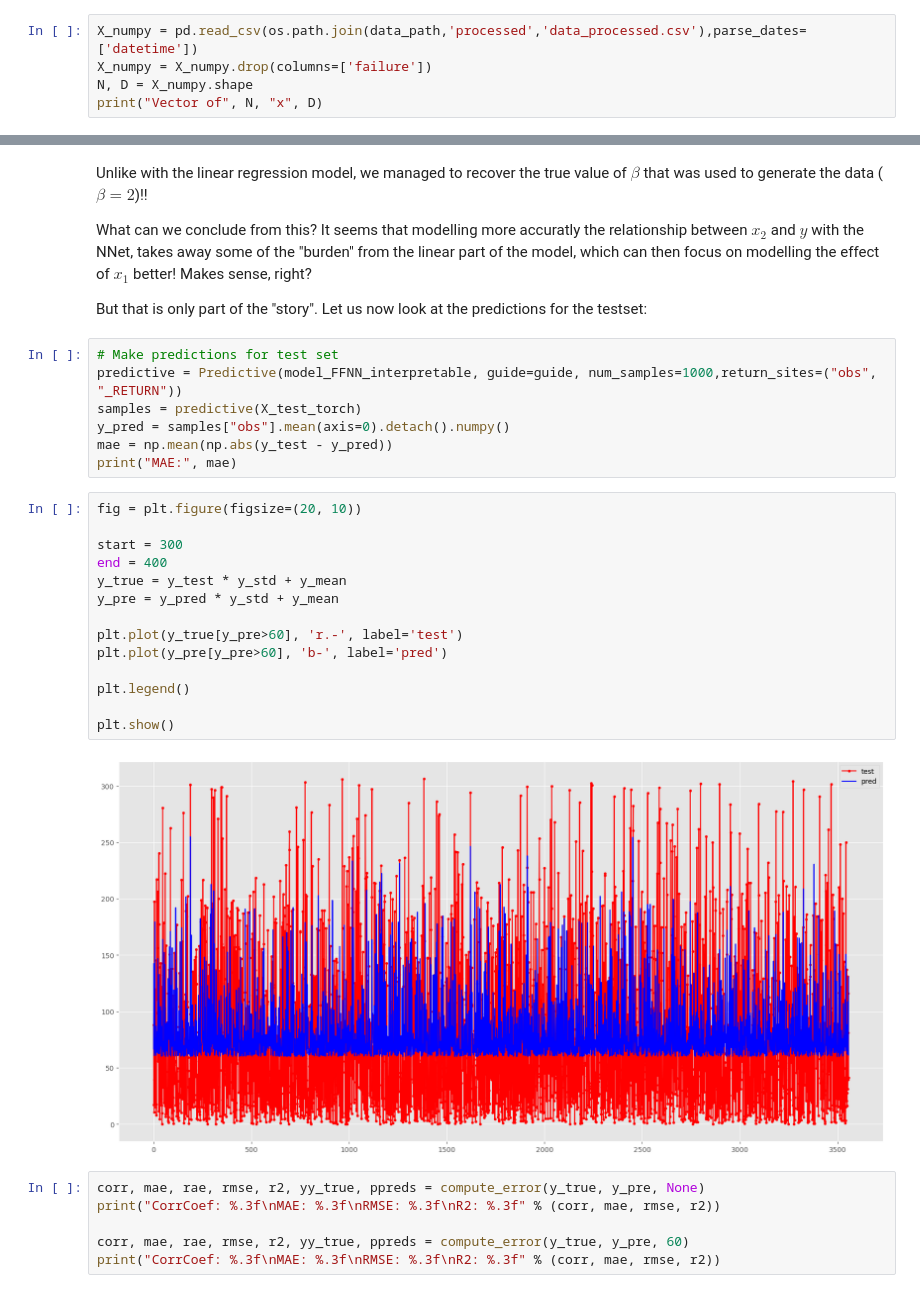
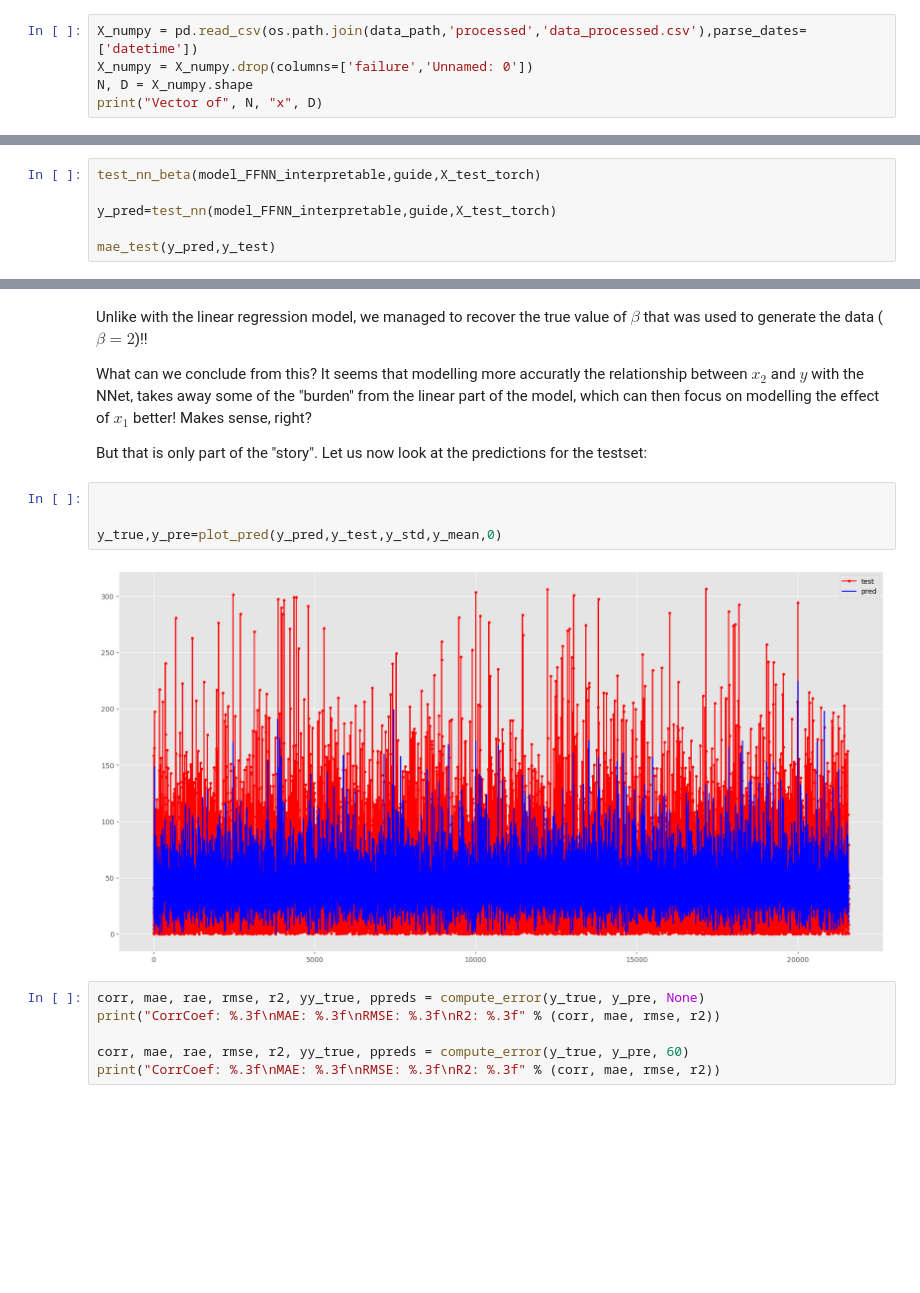
Before and after one commit to gpanagioto/-mbml-predictive-maintenance, a Jupyter notebook: notebooks/training.ipynb, the cells around one changed output, grey strips where cells are left out. Cells and saved outputs as stored; diff of their text form; blank space fills up the shorter version.

Commit message:
test model

```diff
--- a/notebooks/training.ipynb
+++ b/notebooks/training.ipynb
@@ -32,6 +30,6 @@ from src.models.utils import compute_error, get_data_for_component, preprocess
 # %%
 X_numpy = pd.read_csv(os.path.join(data_path,'processed','data_processed.csv'),parse_dates=['datetime'])
-X_numpy = X_numpy.drop(columns=['failure'])
+X_numpy = X_numpy.drop(columns=['failure','Unnamed: 0'])
 N, D = X_numpy.shape
 print("Vector of", N, "x", D)
 # %% [output]
@@ -226,0 +179,6 @@ print("Estimated beta:", samples["beta"].mean(axis=0).detach().numpy()[0])
+# %%
+test_nn_beta(model_FFNN_interpretable,guide,X_test_torch)
+
+y_pred=test_nn(model_FFNN_interpretable,guide,X_test_torch)
+
+mae_test(y_pred,y_test)
@@ -230,29 +191,12 @@ Unlike with the linear regression model, we managed to recover the true value of
 What can we conclude from this? It seems that modelling more accuratly the relationship between $x_2$ and $y$ with the NNet, takes away some of the "burden" from the linear part of the model, which can then focus on modelling the effect of $x_1$ better! Makes sense, right?
 
 But that is only part of the "story". Let us now look at the predictions for the testset:
-# %%
-# Make predictions for test set
-predictive = Predictive(model_FFNN_interpretable, guide=guide, num_samples=1000,return_sites=("obs", "_RETURN"))
-samples = predictive(X_test_torch)
-y_pred = samples["obs"].mean(axis=0).detach().numpy()
-mae = np.mean(np.abs(y_test - y_pred))
-print("MAE:", mae)
-# %%
-fig = plt.figure(figsize=(20, 10))
-
-start = 300
-end = 400
-y_true = y_test * y_std + y_mean
-y_pre = y_pred * y_std + y_mean
-
-plt.plot(y_true[y_pre>60], 'r.-', label='test')
-plt.plot(y_pre[y_pre>60], 'b-', label='pred')
-
-plt.legend()
-
-plt.show()
-# %% [output]
-[figure, removed]
+# %%
+
+
+y_true,y_pre=plot_pred(y_pred,y_test,y_std,y_mean,0)
+# %% [output]
+[figure, added]
 # %%
 corr, mae, rae, rmse, r2, yy_true, ppreds = compute_error(y_true, y_pre, None)
 print("CorrCoef: %.3f\nMAE: %.3f\nRMSE: %.3f\nR2: %.3f" % (corr, mae, rmse, r2))
```
Also changed, not shown: parts of 26 cells of this notebook, 2 other files.
